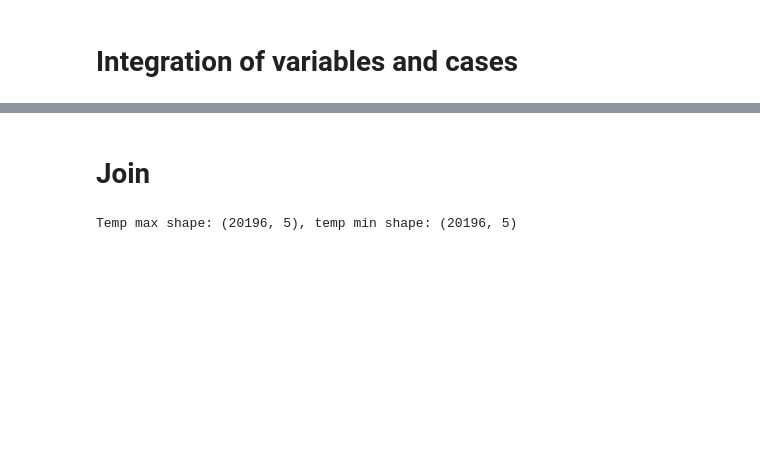
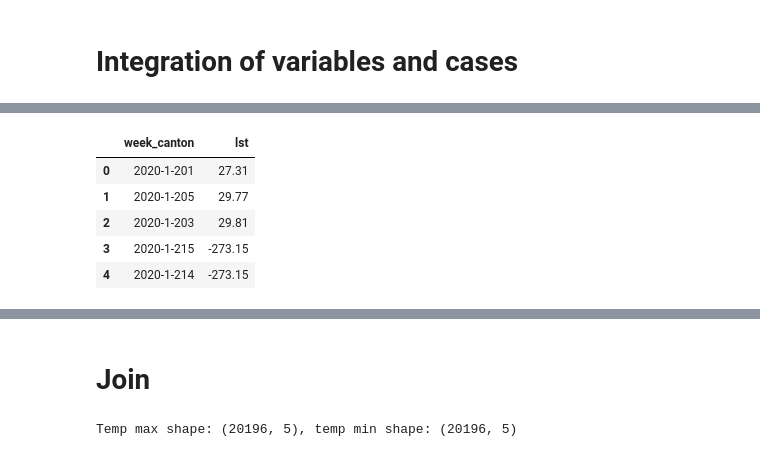
Before and after one commit to artisticlimon/dengue-model, a Jupyter notebook: processing/integrate_data/integrate_data.ipynb, the cells around one changed output, grey strips where cells are left out. Cells and saved outputs as stored; diff of their text form; code cells hidden in the pictures; blank space fills up the shorter version.

```diff
--- a/processing/integrate_data/integrate_data.ipynb
+++ b/processing/integrate_data/integrate_data.ipynb
@@ -150,0 +108,10 @@ precip.head()
+# %%
+lst.drop(columns=["Unnamed: 0"], inplace=True)
+lst.head()
+# %% [output]
+|  | week_canton | lst |
+| 0 | 2020-1-201 | 27.31 |
+| 1 | 2020-1-205 | 29.77 |
+| 2 | 2020-1-203 | 29.81 |
+| 3 | 2020-1-215 | -273.15 |
+| 4 | 2020-1-214 | -273.15 |
```
Also changed, not shown: parts of 23 cells of this notebook, 4 other files.
